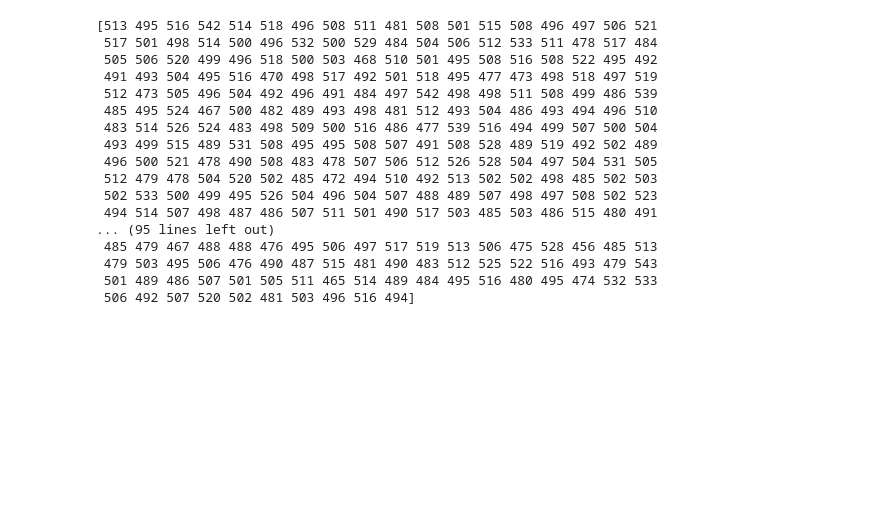
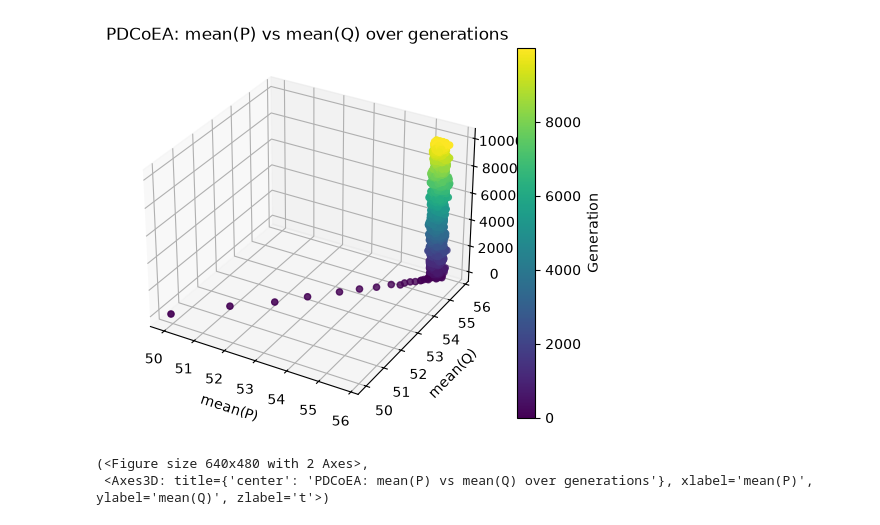
Before and after one commit to AnAccountWithoutAName/CoEV, a Jupyter notebook: graph_evo.ipynb, the cells around one changed output. Saved outputs shown, nothing was run; the diff lists cells and outputs as text; code cells hidden in the pictures; blank space fills up the shorter version.

Commit message:
includes plots

```diff
--- a/graph_evo.ipynb
+++ b/graph_evo.ipynb
@@ -64,23 +116,31 @@ class Graph_PDCoEA():
 # %%
-alg = Graph_PDCoEA(0.4,0.6,10,1000,1000,1000)
+alg = Graph_PDCoEA(0.2,0.7,10,10000,100,10000)
 alg.run()
 # %%
-alg.print_best()
+import os
+import matplotlib.pyplot as plt
+
+
+def plot_points(P_mean_history, Q_mean_history, save_dir="plots", filename="pdcoea_scatter.png"):
+        os.makedirs(save_dir, exist_ok=True)
+
+        generations = range(len(P_mean_history))
+
+        fig = plt.figure()
+        ax = fig.add_subplot(projection='3d')
+        sc = ax.scatter(P_mean_history, Q_mean_history, generations,
+                         c=generations, cmap="viridis", s=20)
+        ax.set_xlabel("mean(P)")
+        ax.set_ylabel("mean(Q)")
+        ax.set_zlabel("t")
+        ax.set_title("PDCoEA: mean(P) vs mean(Q) over generations")
+        fig.colorbar(sc, ax=ax, label="Generation")
+
+        fig.savefig(os.path.join(save_dir, filename), dpi=150)
+        plt.show()
+        return fig, ax
+plot_points(alg.History_P,alg.History_Q)
 # %% [output]
+[figure, added]
-[513 495 516 542 514 518 496 508 511 481 508 501 515 508 496 497 506 521
- 517 501 498 514 500 496 532 500 529 484 504 506 512 533 511 478 517 484
- 505 506 520 499 496 518 500 503 468 510 501 495 508 516 508 522 495 492
- 491 493 504 495 516 470 498 517 492 501 518 495 477 473 498 518 497 519
- 512 473 505 496 504 492 496 491 484 497 542 498 498 511 508 499 486 539
- 485 495 524 467 500 482 489 493 498 481 512 493 504 486 493 494 496 510
- 483 514 526 524 483 498 509 500 516 486 477 539 516 494 499 507 500 504
- 493 499 515 489 531 508 495 495 508 507 491 508 528 489 519 492 502 489
- 496 500 521 478 490 508 483 478 507 506 512 526 528 504 497 504 531 505
- 512 479 478 504 520 502 485 472 494 510 492 513 502 502 498 485 502 503
- 502 533 500 499 495 526 504 496 504 507 488 489 507 498 497 508 502 523
- 494 514 507 498 487 486 507 511 501 490 517 503 485 503 486 515 480 491
-... (95 lines left out)
- 485 479 467 488 488 476 495 506 497 517 519 513 506 475 528 456 485 513
- 479 503 495 506 476 490 487 515 481 490 483 512 525 522 516 493 479 543
- 501 489 486 507 501 505 511 465 514 489 484 495 516 480 495 474 532 533
- 506 492 507 520 502 481 503 496 516 494]
+(<Figure size 640x480 with 2 Axes>,
+ <Axes3D: title={'center': 'PDCoEA: mean(P) vs mean(Q) over generations'}, xlabel='mean(P)', ylabel='mean(Q)', zlabel='t'>)
```
Also changed, not shown: parts of 1 cell of this notebook, 3 other files.
